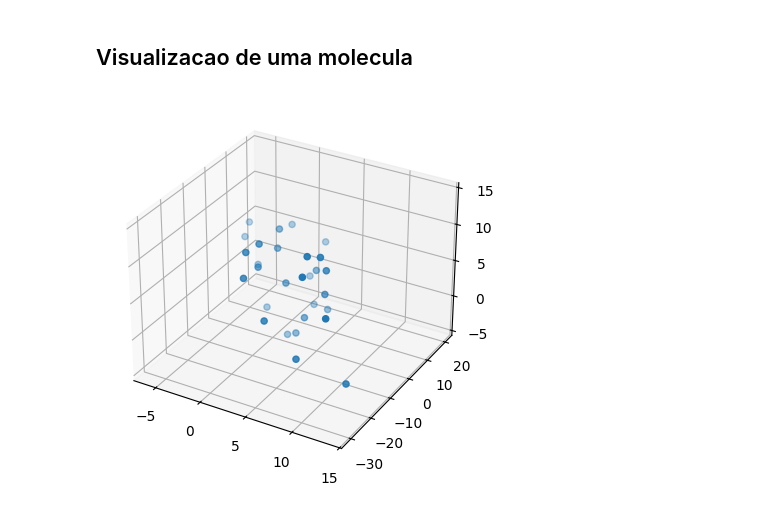
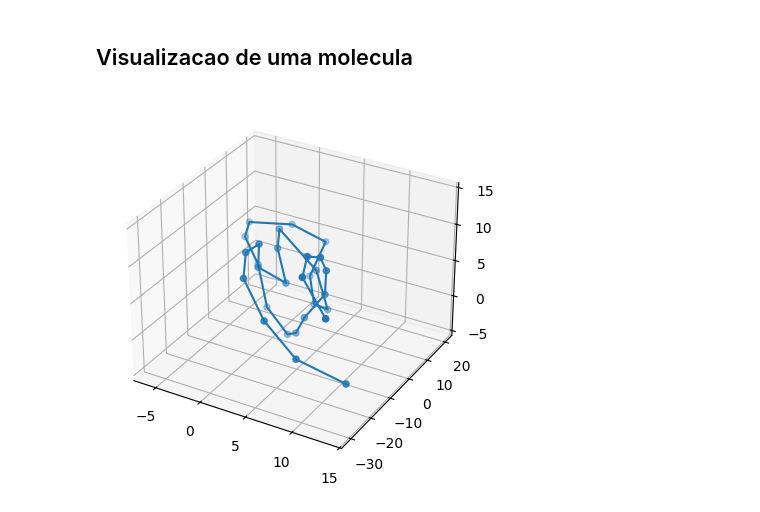
Before and after one commit to EduardoDuX/stanford-competition-rna, a Jupyter notebook: first_look.ipynb, the cells around one changed output. Cells and saved outputs as stored; diff of their text form; code cells hidden in the pictures.

```diff
--- a/first_look.ipynb
+++ b/first_look.ipynb
@@ -86,13 +86,16 @@ pd.merge(train_seqs_new[["target_id", "sequence"]], train_labels, left_on="targe
 137095 rows × 7 columns
 # %% [markdown]
 ## Visualizacao de uma molecula
+# %%
+plot_data = train_labels[train_labels["ID"].str.contains("1SCL_A")]
 # %%
 # px.scatter_3d(plot_data, "x_1", "y_1", "z_1")
 px.line_3d(plot_data, "x_1", "y_1", "z_1", markers="o",hover_data=["resname", "resid"])
 # %%
 fig = plt.figure()
 ax = fig.add_subplot(projection='3d')
 ax.scatter(plot_data["x_1"], plot_data["y_1"], plot_data["z_1"])
+ax.plot(plot_data["x_1"], plot_data["y_1"], plot_data["z_1"])
 plt.show()
 # %% [output]
-[figure, old version]
+[figure, new version]
```
Also changed, not shown: 1 other file.
